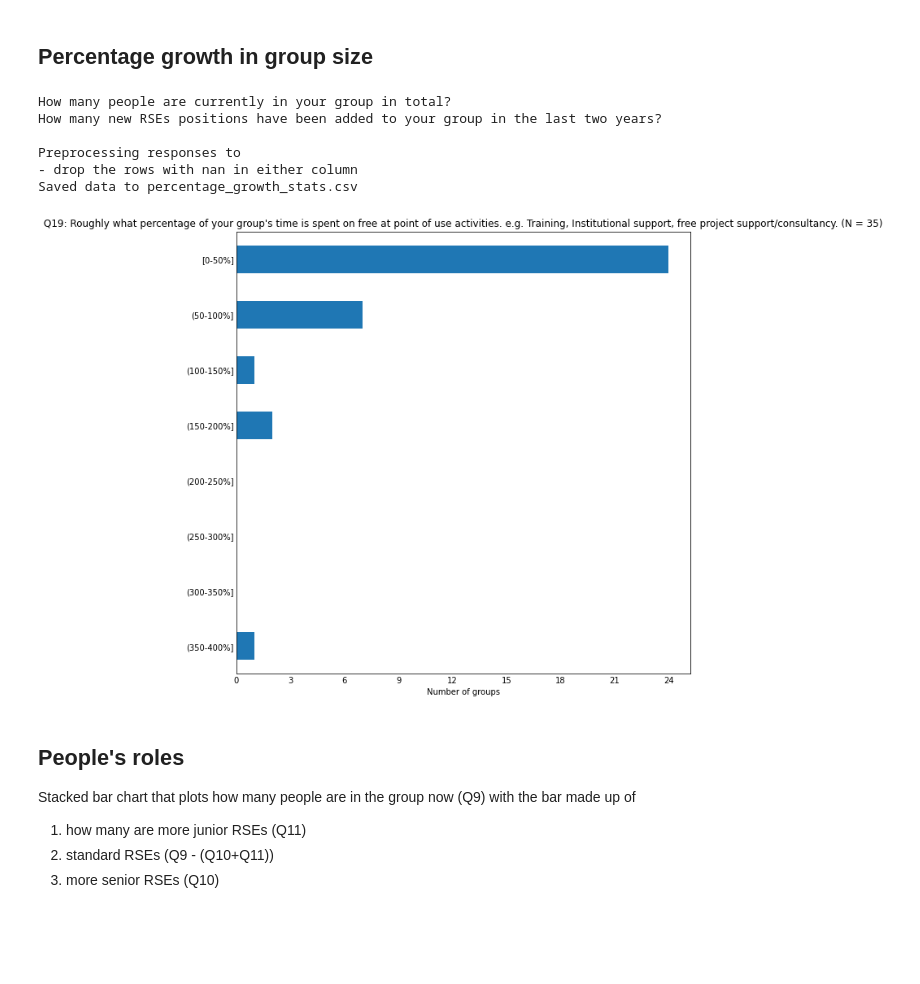
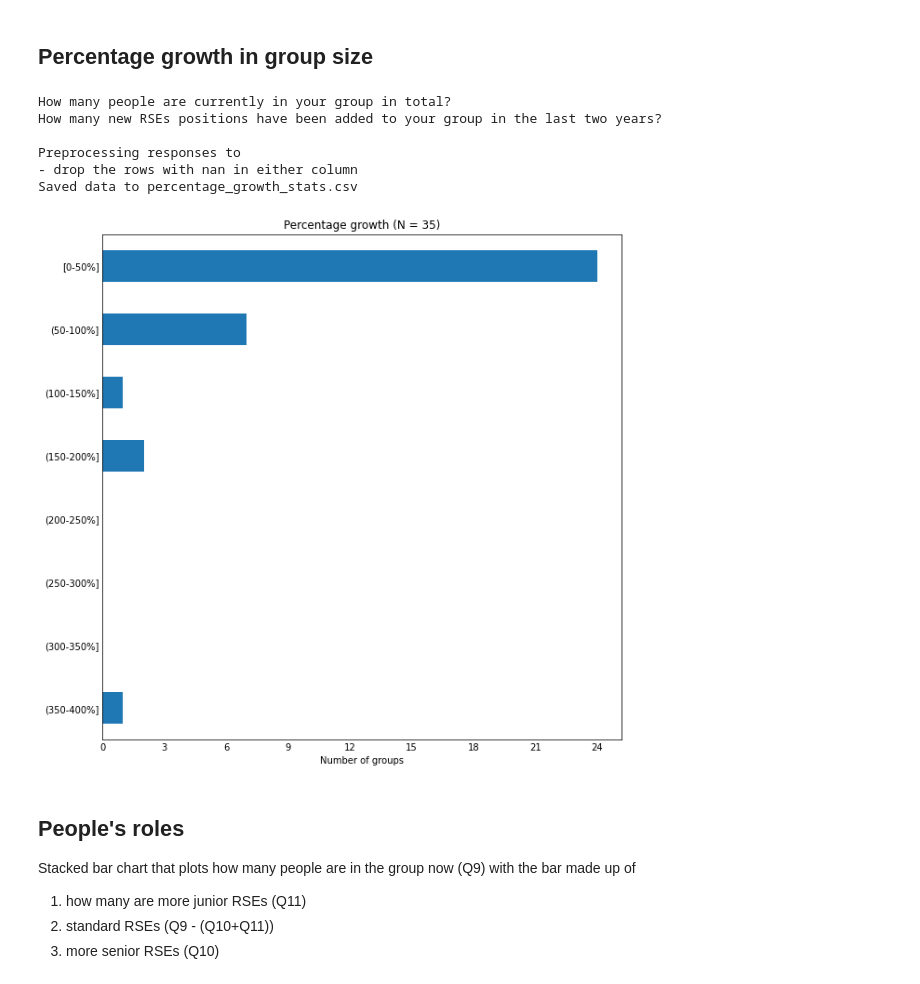
Before and after one commit to softwaresaved/RSE-Group-Leaders-Survey-2023_Python, a Jupyter notebook: notebooks/PRODUCE_report.ipynb, the cells around one changed output. Saved outputs shown, nothing was run; the diff lists cells and outputs as text; code cells hidden in the pictures; blank space fills up the shorter version.

Commit message:
Fixed percentage growth plot.

```diff
--- a/notebooks/PRODUCE_report.ipynb
+++ b/notebooks/PRODUCE_report.ipynb
@@ -439,36 +439,36 @@ dset2plot[column] = pd.cut(dset2plot[column_calculated],
 # save data
 fname = f"{column_calculated.replace(' ', '_').lower()}_stats"
 util.save_dataset(dset2plot, fname=fname)
 if verbose:
     print(f"Saved data to {fname}.csv")
 
 # compute and plot stats
 col = "Number of groups"
 dset_stats = dset2plot[column].value_counts().to_frame(name=col)
 dset_stats = dset_stats.sort_index(ascending=False)
-dset_stats.index.name = "Percentage of open-ended/permanent staff"
+dset_stats.index.name = column_calculated
 
 dset_stats.plot.barh(y=col,
                      legend=False,
                      color=color_bars,
-                     title=f"{title} (N = {dset2plot.shape[0]})"
+                     title=f"{column_calculated} (N = {dset2plot.shape[0]})"
                      )
 plt.xlabel(col)
 plt.ylabel("")
 plt.tick_params(axis="both", which="major", length=0)
 plt.gca().xaxis.set_major_locator(MaxNLocator(integer=True))
 plt.gcf().set_size_inches(10, 10)
 plt.gcf().set_facecolor('white')
 
 plt.show()
 # %% [output]
 How many people are currently in your group in total?
 How many new RSEs positions have been added to your group in the last two years?
 
 Preprocessing responses to
 - drop the rows with nan in either column
 Saved data to percentage_growth_stats.csv
-[figure, old version]
+[figure, new version]
 # %% [markdown]
 ## People's roles
 
```
Also changed, not shown: 1 other file.
